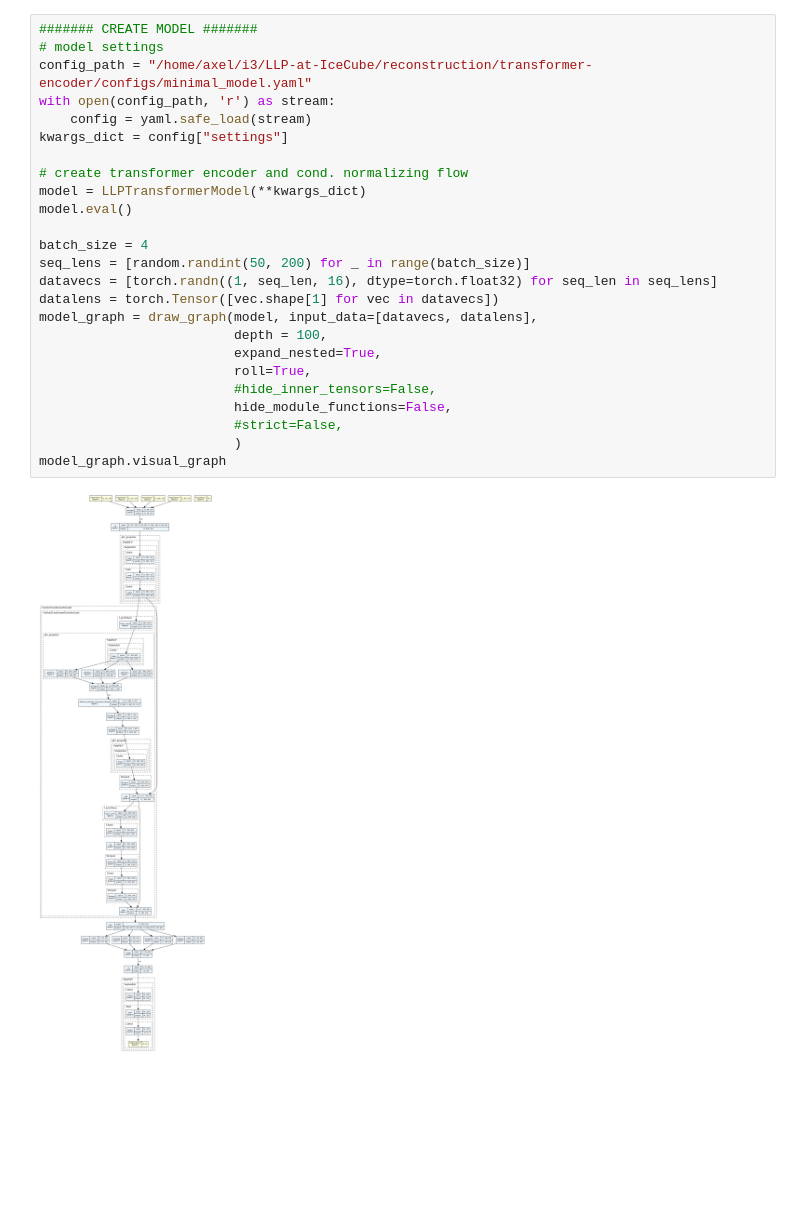
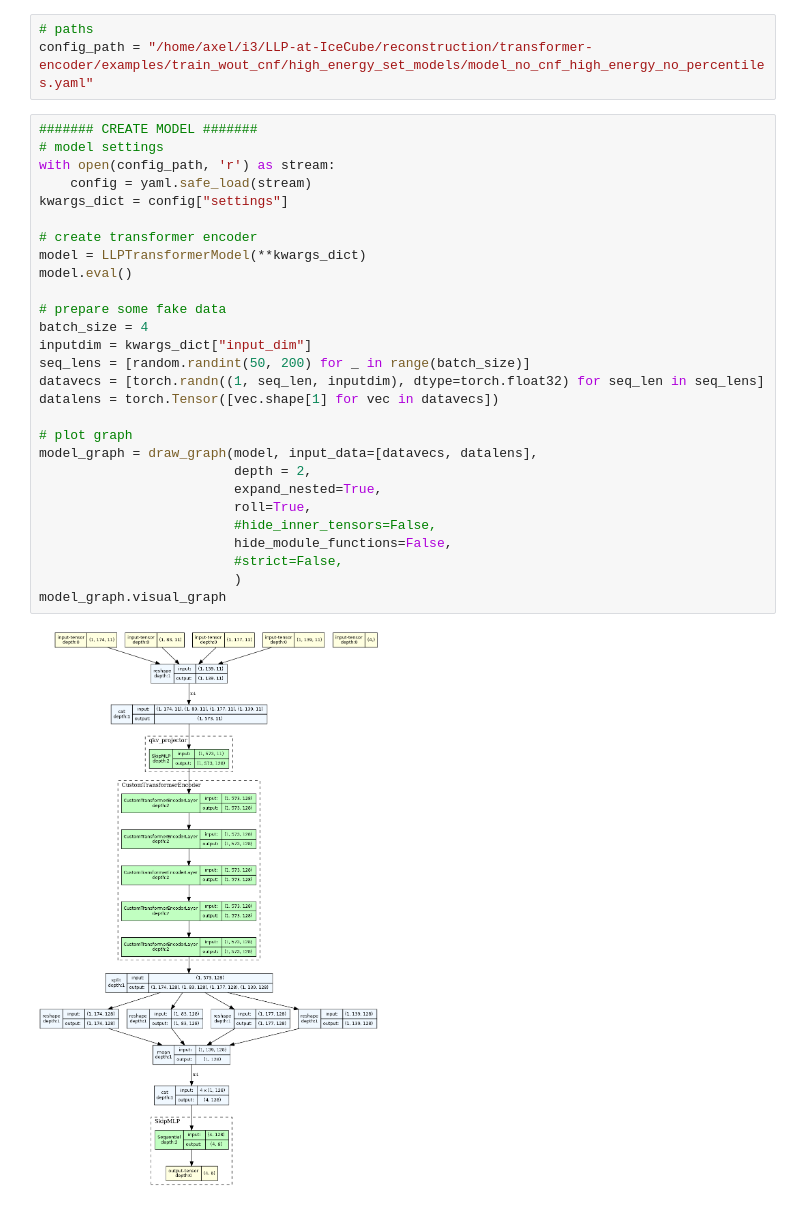
Before and after one commit to axel-ponten/LLP-at-IceCube, a Jupyter notebook: reconstruction/transformer-encoder/examples/visualize_model.ipynb, the cells around one changed output. Saved outputs shown, nothing was run; the diff lists cells and outputs as text; blank space fills up the shorter version.

Commit message:
visualizing architecture

```diff
--- a/reconstruction/transformer-encoder/examples/visualize_model.ipynb
+++ b/reconstruction/transformer-encoder/examples/visualize_model.ipynb
@@ -13,27 +12,33 @@ graphviz.set_jupyter_format('png')
+# %%
+# paths
+config_path = "/home/axel/i3/LLP-at-IceCube/reconstruction/transformer-encoder/examples/train_wout_cnf/high_energy_set_models/model_no_cnf_high_energy_no_percentiles.yaml"
 # %%
 ####### CREATE MODEL #######
 # model settings
-config_path = "/home/axel/i3/LLP-at-IceCube/reconstruction/transformer-encoder/configs/minimal_model.yaml"
 with open(config_path, 'r') as stream:
     config = yaml.safe_load(stream)
 kwargs_dict = config["settings"]
 
-# create transformer encoder and cond. normalizing flow
+# create transformer encoder
 model = LLPTransformerModel(**kwargs_dict)
 model.eval()
 
+# prepare some fake data
 batch_size = 4
+inputdim = kwargs_dict["input_dim"]
 seq_lens = [random.randint(50, 200) for _ in range(batch_size)]
-datavecs = [torch.randn((1, seq_len, 16), dtype=torch.float32) for seq_len in seq_lens]
+datavecs = [torch.randn((1, seq_len, inputdim), dtype=torch.float32) for seq_len in seq_lens]
 datalens = torch.Tensor([vec.shape[1] for vec in datavecs])
+
+# plot graph
 model_graph = draw_graph(model, input_data=[datavecs, datalens],
-                         depth = 100,
+                         depth = 2,
                          expand_nested=True,
                          roll=True,
                          #hide_inner_tensors=False,
                          hide_module_functions=False,
                          #strict=False,
                          )
 model_graph.visual_graph
 # %% [output]
-[figure, old version]
+[figure, new version]
```
Also changed, not shown: parts of 1 cell of this notebook.
